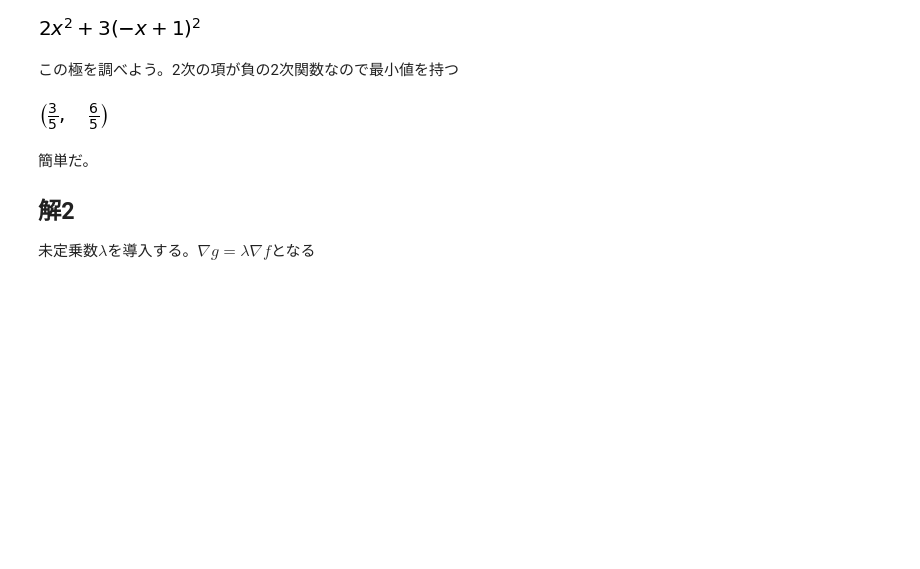
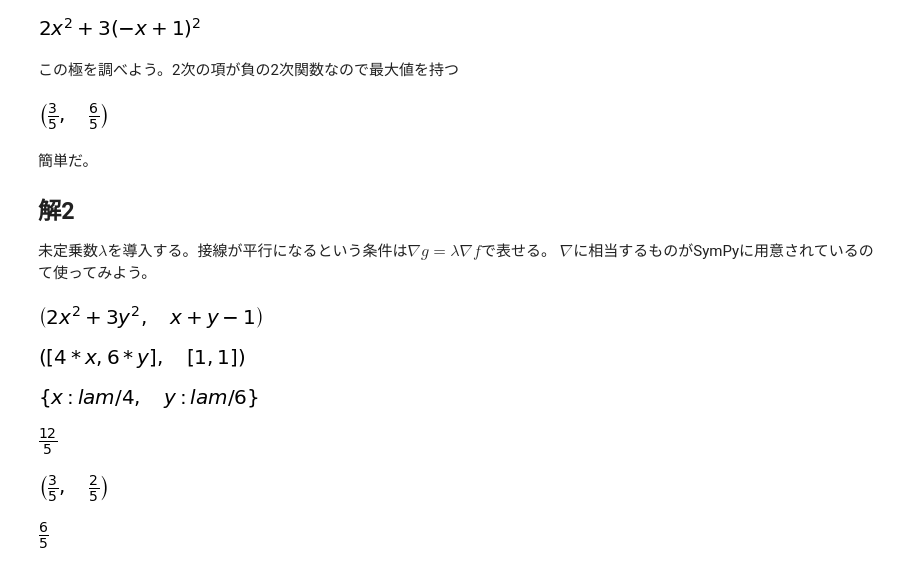
Before and after one commit to hogenimushi/MLBasis, a Jupyter notebook: Lagrange.ipynb, the cells around one changed output. Cells and saved outputs as stored; diff of their text form; code cells hidden in the pictures; blank space fills up the shorter version.

```diff
--- a/Lagrange.ipynb
+++ b/Lagrange.ipynb
@@ -30,7 +30,7 @@ fx
 # %% [output]
 [figure]
 # %% [markdown]
-この極を調べよう。2次の項が負の2次関数なので最小値を持つ
+この極を調べよう。2次の項が負の2次関数なので最大値を持つ
 # %%
 px=sym.solve(fx.diff(x))[0]
 px,fx.subs(x,px)
@@ -42,7 +42,44 @@ px,fx.subs(x,px)
 解2
 ---
 
-未定乗数$\lambda $を導入する。$\nabla g = \lambda \nabla f$となる
+未定乗数$\lambda $を導入する。接線が平行になるという条件は$\nabla g = \lambda \nabla f$で表せる。
+$\nabla $に相当するものがSymPyに用意されているのて使ってみよう。
+# %%
+from sympy.tensor.array import *
+#x,y = sym.symbols('x y')
+derive_by_array
+g=x+y-1
+f,g
+# %% [output]
+[figure, added]
+# %%
+basis=[x,y]
+df=derive_by_array(f,basis)
+dg=derive_by_array(g,basis)
+df,dg
+# %% [output]
+[figure, added]
+# %%
+lam=sym.symbols('lam')
+sol=sym.solve(df-lam*dg,x,y)
+sol
+# %% [output]
+[figure, added]
+# %%
+lamsol=sym.solve(g.subs(x,sol[x]).subs(y,sol[y]),lam)[0]
+lamsol
+# %% [output]
+[figure, added]
+# %%
+xsol=sol[x].subs(lam,lamsol)
+ysol=sol[y].subs(lam,lamsol)
+xsol,ysol
+# %% [output]
+[figure, added]
+# %%
+f.subs(x,xsol).subs(y,ysol)
+# %% [output]
+[figure, added]
 # %%
 %matplotlib notebook
 from mpl_toolkits.mplot3d import Axes3D
```
Also changed, not shown: 1 other file.
